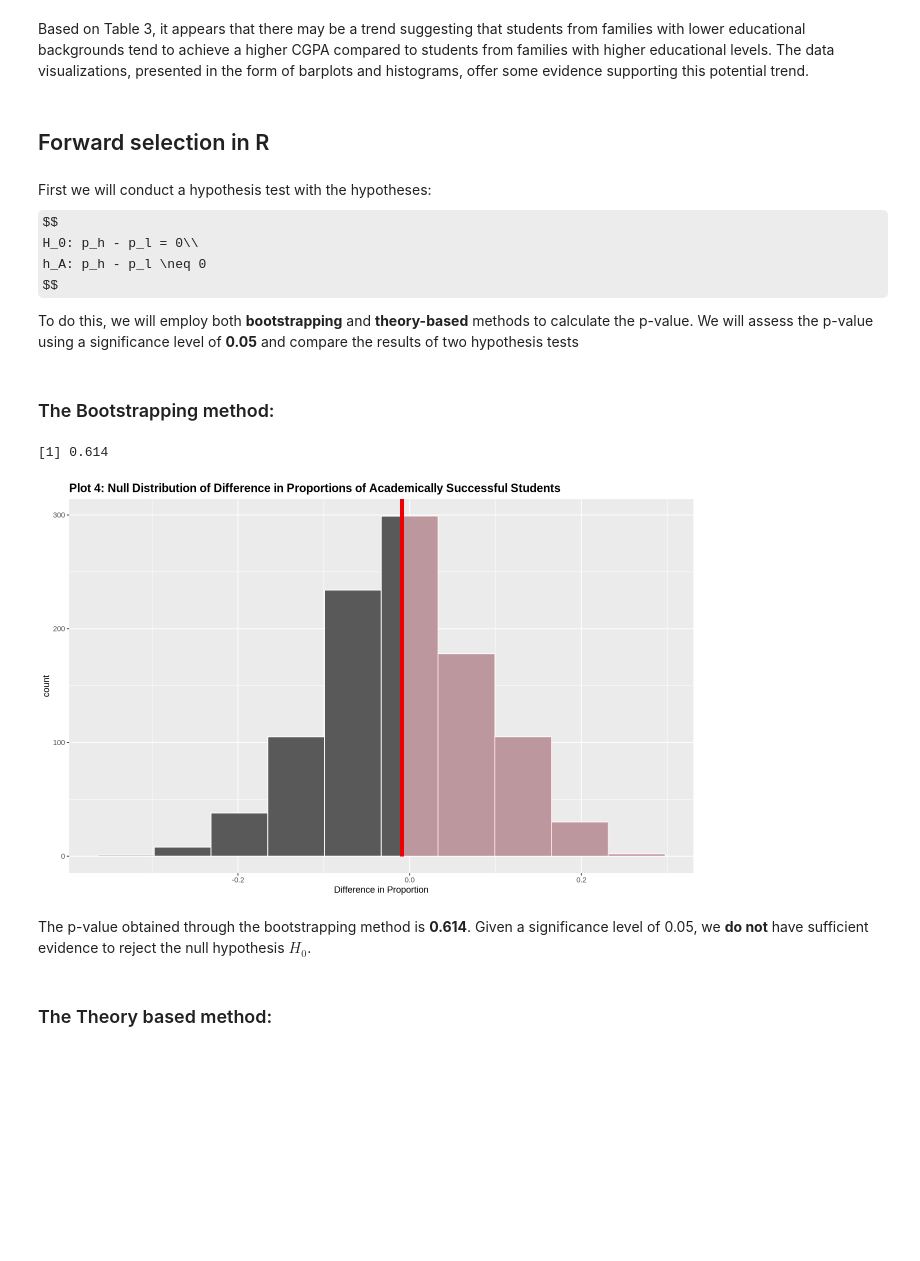
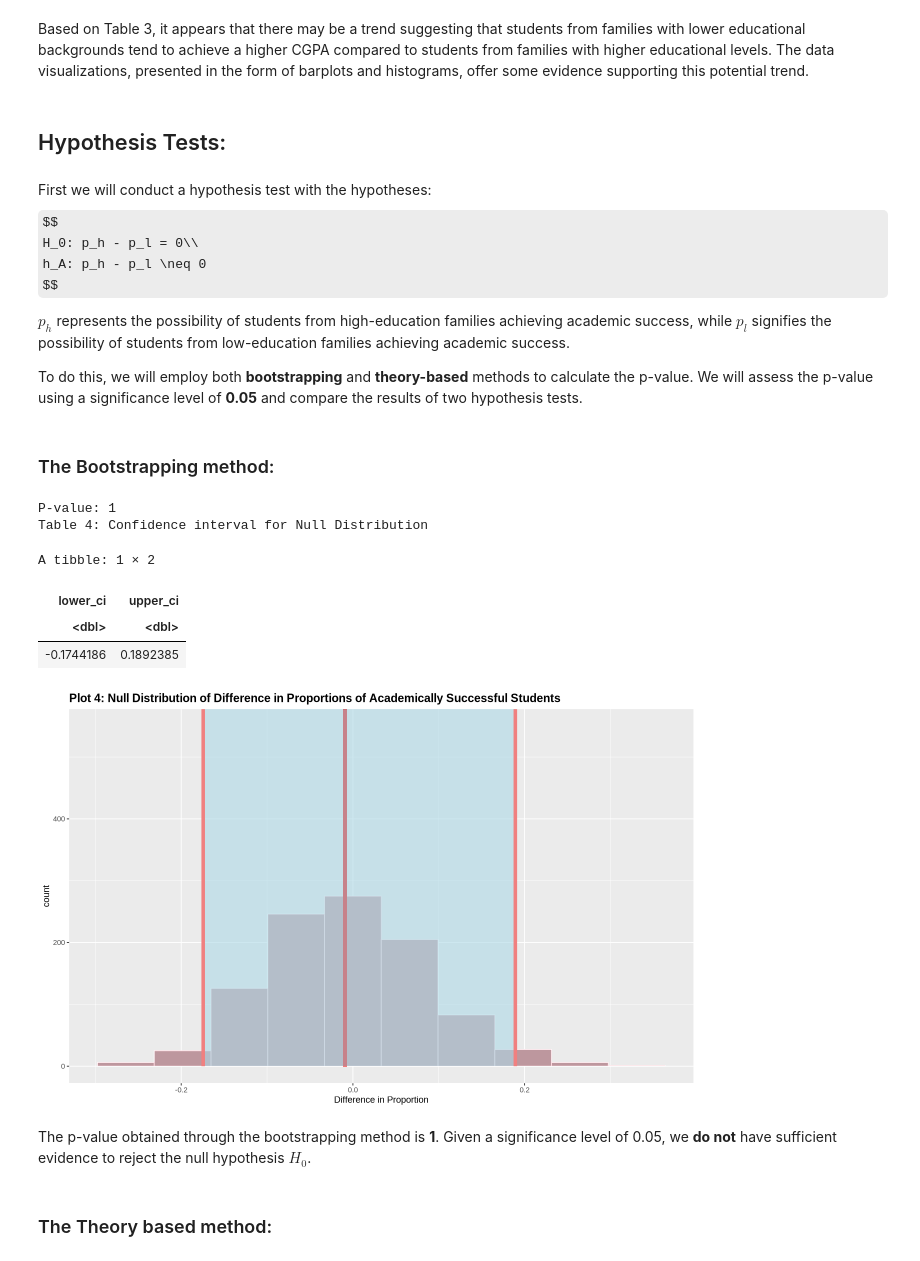
Before and after one commit to DanielHuangjiakang/Academic_Success_and_Parental_Education_Analysis-STAT201Group29, a Jupyter notebook: STAT201_Group29_Final_Report.ipynb, the cells around one changed output. Drawn from its saved outputs; the diff is of its cells as text; code cells hidden in the pictures; some formulas as TeX source; blank space fills up the shorter version.

```diff
--- a/STAT201_Group29_Final_Report.ipynb
+++ b/STAT201_Group29_Final_Report.ipynb
@@ -133,7 +148,7 @@ A tibble: 2 × 3
 # %% [markdown]
 Based on Table 3, it appears that there may be a trend suggesting that students from families with lower educational backgrounds tend to achieve a higher CGPA compared to students from families with higher educational levels. The data visualizations, presented in the form of barplots and histograms, offer some evidence supporting this potential trend.
 # %% [markdown]
-## Forward selection in R
+## Hypothesis Tests:
 # %% [markdown]
 First we will conduct a hypothesis test with the hypotheses:
 $$
@@ -141,44 +156,58 @@ H_0: p_h - p_l = 0\\
 h_A: p_h - p_l \neq 0
 $$
 
-To do this, we will employ both **bootstrapping** and **theory-based** methods to calculate the p-value. We will assess the p-value using a significance level of **0.05** and compare the results of two hypothesis tests
+$p_h$ represents the possibility of students from high-education families achieving academic success, while $p_l$ signifies the possibility of students from low-education families achieving academic success.
+
+To do this, we will employ both **bootstrapping** and **theory-based** methods to calculate the p-value. We will assess the p-value using a significance level of **0.05** and compare the results of two hypothesis tests.
 # %% [markdown]
 ### The Bootstrapping method:
 # %%
 # Setting the seed to ensure reproducibility of results
-set.seed(1234)
+set.seed(123)
 
 # Obtain the null distribution
 null_dist <- student_data |>
     specify(academically_successful ~ high_education_family, success = "TRUE") |>
     hypothesize(null = "independence") |>
     generate(reps = 1000, type = "permute") |>
     calculate(stat = "diff in props", order = c("TRUE","FALSE"))
 
 # Find the difference in proportions of high and low education families that are academically successful
 obs_diff_props <- student_data |>
     specify(academically_successful ~ high_education_family, success = "TRUE") |>
     calculate(stat = "diff in props", order = c("TRUE","FALSE"))
 
+# Obtain the 95% confidence interval for Null distribution
+confidence_intervel <- null_dist |>
+    get_ci(level = 0.95, type = "percentile")
+
+# Obtain the p-value
+p_value <- null_dist |>
+    get_p_value(obs_stat = obs_diff_props, direction = "both") |>
+    pull()
+
 # Visualize the null distribution, shade the p-value
 null_dist_histogram <- visualize(null_dist, bins = 10) +
-    shade_p_value(obs_stat = obs_diff_props, direction = "right") +
+    shade_p_value(obs_stat = obs_diff_props, direction = "both") +
+    shade_ci(endpoints = confidence_intervel, color = "#f08080", fill = "#add8e6") +
     labs(x = "Difference in Proportion") +
     ggtitle("Plot 4: Null Distribution of Difference in Proportions of Academically Successful Students") +
     theme(plot.title = element_text(face = "bold", size = 14))
 
-# Obtain the p-value
-p_value <- null_dist |>
-    get_p_value(obs_stat = obs_diff_props, direction = "right") |>
-    pull()
-
 null_dist_histogram
-p_value
+cat("P-value:", p_value, "\n")
+cat("Table 4: Confidence interval for Null Distribution")
+confidence_intervel
 # %% [output]
-[1] 0.614
+P-value: 1
+Table 4: Confidence interval for Null Distribution
+A tibble: 1 × 2
+| lower_ci | upper_ci |
+| <dbl> | <dbl> |
+| -0.1744186 | 0.1892385 |
-[figure, old version]
+[figure, new version]
 # %% [markdown]
-The p-value obtained through the bootstrapping method is **0.614**. Given a significance level of 0.05, we **do not** have sufficient evidence to reject the null hypothesis $H_0$.
+The p-value obtained through the bootstrapping method is **1**. Given a significance level of 0.05, we **do not** have sufficient evidence to reject the null hypothesis $H_0$.
 # %% [markdown]
 ### The Theory based method:
 # %%
```
Also changed, not shown: parts of 6 cells of this notebook, 1 other file.
